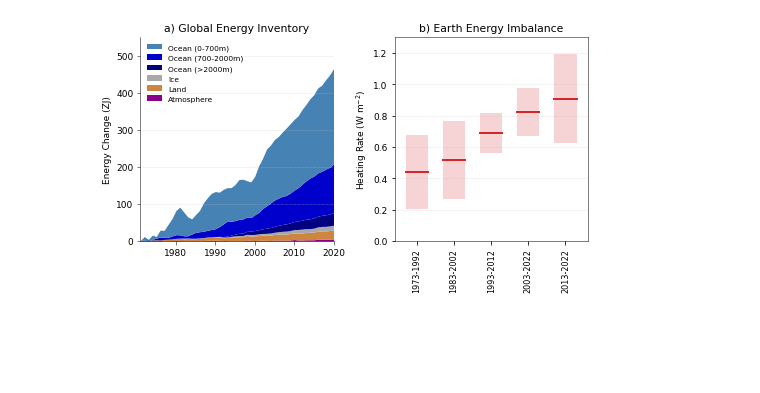
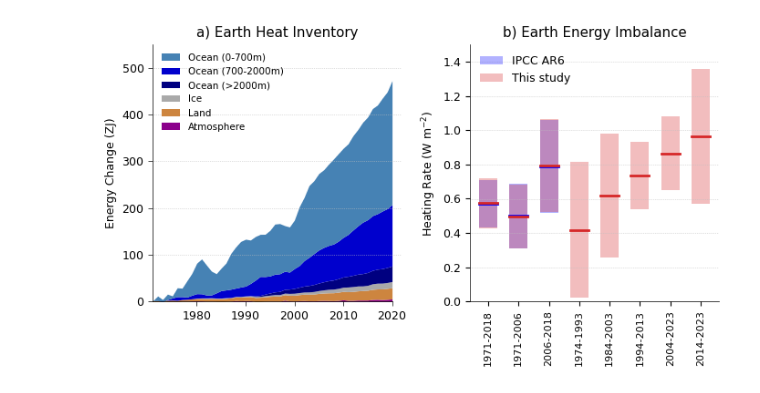
Before and after one commit to ClimateIndicator/ocean-heat-content, a Jupyter notebook: Code/plot_IPCC_update_EnergyInventory_Figure.ipynb, the cells around one changed output. Drawn from its saved outputs; the diff is of its cells as text; code cells hidden in the pictures; blank space fills up the shorter version.

```diff
--- a/Code/plot_IPCC_update_EnergyInventory_Figure.ipynb
+++ b/Code/plot_IPCC_update_EnergyInventory_Figure.ipynb
@@ -13,13 +13,14 @@ def compute_error(energy_dict, fyr=1971., lyr=2018., ZJ=True):
     """
     nyrs = lyr - fyr
     ZJtoW = 1e21 / (5.1e14 * 31557600 * nyrs)  # Conversion factor Zetta Joules to Watts per square metre
+
     yrs = energy_dict['yrs'] - 0.5 # Express as integer years
     ind1 = np.where(yrs == fyr)[0][0]
     ind2 = np.where(yrs == lyr)[0][0]
-    err1 = energy_dict['ocean_0-700m_error'][ind1] + energy_dict['ocean_700-2000m_error'][ind1] + energy_dict['ocean_2000-6000m_error'][ind1] # State error 1
-    err2 = energy_dict['ocean_0-700m_error'][ind2] + energy_dict['ocean_700-2000m_error'][ind2] + energy_dict['ocean_2000-6000m_error'][ind2] # State error 2 + Flux Error
+    err1 = energy_dict['ocean_0-700m_error'][ind1] + energy_dict['ocean_700-2000m_error'][ind1] # State error 1
+    err2 = energy_dict['ocean_0-700m_error'][ind2] + energy_dict['ocean_700-2000m_error'][ind2] + (energy_dict['ocean_2000-6000m_error'][ind2] - energy_dict['ocean_2000-6000m_error'][ind1]) # State error 2 + Flux Error
 
-    total_err = np.sqrt(err1**2 + err2**2)
+    total_err = np.sqrt(np.square(err1) + np.square(err2))
     if ZJ == True:
         return total_err
     else:
@@ -41,12 +42,14 @@ def compute_delta(energy_dict, fyr=1971., lyr=2018., comp='Total', ZJ=True):
     else:
         return delta * ZJtoW
 # %%
-datadir = os.path.expanduser('~/python/ar6/src/notebooks/data/')
-pfile   = 'IPCC_AR6_update_energy_timeseries_1971to2022_2023-04-17.pickle'
+#datadir = os.path.expanduser('~/python/ar6/src/notebooks/data/')
+datadir = os.path.expanduser('~/python/IGCC/src/notebooks/data/')
+#pfile   = 'IPCC_AR6_update_energy_timeseries_1971to2022_2023-04-17.pickle'
+pfile   = 'IGCC_AR6_update_energy_timeseries_1971to2023_2024-04-13.pickle'
 
 # Specify start and end year of period
 fyr=1971.5
-lyr=2022.5
+lyr=2023.5
 pstr = str(int(fyr)) + '-' + str(int(lyr)) # period as a string
 
 energy_dict = pickle.load( open( datadir + pfile, 'rb' ) )
@@ -56,12 +59,13 @@ ratio = 1.0/0.91 # Ratio to scale up ocean heat content to change to total energ
 series1 = energy_dict['Total']
 series2 = energy_dict['ocean_full-depth']
 
-series1[-2:] = series2[-2:] * ratio # Use OHC as a proxy for total energy change in 2021 and 2022.
+series1[-3:] = series2[-3:] * ratio # Use OHC as a proxy for total energy change in 2021 and 2022.
 
 energy_dict['Total'] = series1
 
 print(series1)
 print(energy_dict.keys())
+print(energy_dict['yrs'])
 # %% [output]
 [  1.54098582  11.77562452   4.25804291  15.76150775  11.99020804
   29.38713272  28.53845182  44.50792528  60.28799377  82.07973754
@@ -78,8 +88,8 @@ dict_keys(['yrs', 'atmosphere', 'cryosphere', 'land', 'ocean_0-700m', 'ocean_0-7
 # %%
 # Plot Figure
-plotdir = os.path.expanduser('~/python/ar6/src/notebooks/plots/')
-plotfile1 = 'IPCC_update_EnergyInventory_Figure_2023-04-17.png'
-plotfile2 = 'IPCC_update_EnergyInventory_Figure_2023-04-17.pdf'
+plotdir = os.path.expanduser('~/python/IGCC/src/notebooks/plots/')
+plotfile1 = 'IGCC_update_energy_timeseries_1971to2023_2024-04-13.png'
+plotfile2 = 'IGCC_update_energy_timeseries_1971to2023_2024-04-13.pdf'
 
 e_comps = ['atmosphere', 'land', 'cryosphere',
            'ocean_2000-6000m', 'ocean_700-2000m', 'ocean_0-700m']
@@ -92,7 +102,7 @@ matplotlib.rcParams['axes.linewidth']=0.5 # set the value globally
 
 yrs = energy_dict['yrs'] - 0.5 # Integer years for plotting purposes.
 
-xmin, xmax = 1971, 2020
+xmin, xmax = 1971, 2022
 hcmin, hcmax = 0.0, 550.
 
 color_dict = {'atmosphere':'darkmagenta',
@@ -146,7 +156,7 @@ for cc, comp in enumerate(e_comps):
 
 handles, labels = ax1.get_legend_handles_labels()
 ax1.legend(reversed(handles), reversed(labels), loc='upper left', frameon=False, fontsize=7.5, edgecolor='w')
-ax1.set_title('a) Global Energy Inventory')
+ax1.set_title('a) Earth Heat Inventory')
 ax1.set_ylabel('Energy Change (ZJ)')
 ax1.set_xlim(xmin, xmax)
 ax1.set_xticks([1980, 1990, 2000, 2010, 2020])
@@ -159,49 +169,82 @@ ax1.tick_params(width=0.5)
 
 # Now focus on panel b), the heating rates for EEI..
 
-alpha = 0.2 # Set transparency parameter
+alpha = 0.3 # Set transparency parameter
 
-syrs = [1973., 1983., 1993., 2003., 2013.]  # List of start years
-eyrs = [1992., 2002., 2012., 2022., 2022.]  # List of end years
+syrs = [1974., 1984., 1994., 2004., 2014.]  # List of start years
+eyrs = [1993., 2003., 2013., 2023., 2023.]  # List of end years
 
-wmin, wmax = 0.0, 1.3 # Max and min for Watts per square meter
-xmin, xmax = -0.6, 4.6
+ar6_syrs = [1971., 1971., 2006.]
+ar6_eyrs = [2018., 2006., 2018.]
+
+# Central estimates and +/- error for very likely ranges in W m-2
+# Values based on Table 7.1 in Forster et al (2021) IPCC AR6 WG1.
+ar6_dict = {'1971-2018':[0.57,0.14],
+            '1993-2018':[0.72,0.17],
+            '2006-2018':[0.79, 0.27],
+            '1971-2006':[0.50, 0.19]}
+
+wmin, wmax = 0.0, 1.5 # Max and min for Watts per square meter
+xmin, xmax = -0.6, 7.6
 
 ax2 = plt.subplot(1, 2, 2)
 
 labels=[] # Define an empty list for year labels
 
-for val in [0.2, 0.4, 0.6, 0.8, 1.0, 1.2]:
+for val in [0.2, 0.4, 0.6, 0.8, 1.0, 1.2, 1.4]:
     ax2.plot([xmin, xmax],[val, val], color='silver', linestyle=':', linewidth=0.5)
 
+for ss1, syr in enumerate(ar6_syrs):
+    xpts = [ss1-0.3, ss1+0.3]
+    color = 'tab:red'
+    eyr = ar6_eyrs[ss1]
+    label = str(int(syr)) + '-' + str(int(eyr))
+    labels.append(label)
+    delta, error = ar6_dict[str(int(syr))+'-'+str(int(eyr))]
+    label1 = None
+    label2 = None
+    if ss1 == 0:
+        label1 = 'IPCC AR6'
+        label2 = 'This study'
+    ax2.fill_between(xpts, delta-error, delta+error, facecolor='blue', alpha=alpha, label=label1)
+    ax2.plot(xpts, [delta, delta], linewidth=2.0, color='blue')
+
+    delta = compute_delta(energy_dict, fyr=syr, lyr=eyr, comp='Total', ZJ=False)
+    error = compute_error(energy_dict, fyr=syr, lyr=eyr, ZJ=False)
+    ax2.fill_between(xpts, delta-error*1.645, delta+error*1.645, facecolor=color, alpha=alpha, label=label2)
+    ax2.plot(xpts, [delta, delta], linewidth=2.0, color=color)
+ss1 +=1
 
 for ss, syr in enumerate(syrs):
-    xpts = [ss-0.3, ss+0.3]
+    xpts = [ss+ss1-0.3, ss+ss1+0.3]
     color = 'tab:red'
     eyr = eyrs[ss]
     label = str(int(syr)) + '-' + str(int(eyr))
     labels.append(label)
     delta = compute_delta(energy_dict, fyr=syr, lyr=eyr, comp='Total', ZJ=False)
     error = compute_error(energy_dict, fyr=syr, lyr=eyr, ZJ=False)
-    ax2.fill_between(xpts, delta-error, delta+error, facecolor=color, alpha=alpha)
+    ax2.fill_between(xpts, delta-error*1.645, delta+error*1.645, facecolor=color, alpha=alpha)
     ax2.plot(xpts, [delta, delta], linewidth=2.0, color=color)
+ax2.legend(loc='upper left', frameon=False)
 
 ax2.set_ylim(wmin, wmax)
 ax2.set_xlim(xmin, xmax)
 ax2.set_title('b) Earth Energy Imbalance')
 ax2.set_ylabel('Heating Rate (W m$^{-2}$)')
-ax2.set_xticks([0, 1, 2, 3, 4])
+ax2.set_xticks([0, 1, 2, 3, 4, 5, 6, 7])
 ax2.set_xticklabels(labels,rotation=90, fontsize=8)
+ax2.spines['right'].set_visible(False)
+ax2.spines['top'].set_visible(False)
 #ax2.grid(color='grey', linestyle=':')
 #ax2.set_xticklabels(labels)
 plt.tight_layout()
 #print("Saving file: ", plotdir+plotfile1)
 #print("Saving file: ", plotdir+plotfile2)
 #plt.savefig(plotdir+plotfile1,dpi=300,format='png')
 #plt.savefig(plotdir+plotfile2,dpi=300,format='pdf')
 plt.show()
 # %% [output]
-[figure, old version]
+[figure, new version]
 # %%
 # Print the very likely ranges in estimated EEI for different periods..
 
```
Also changed, not shown: parts of 3 cells of this notebook, 37 other files.
